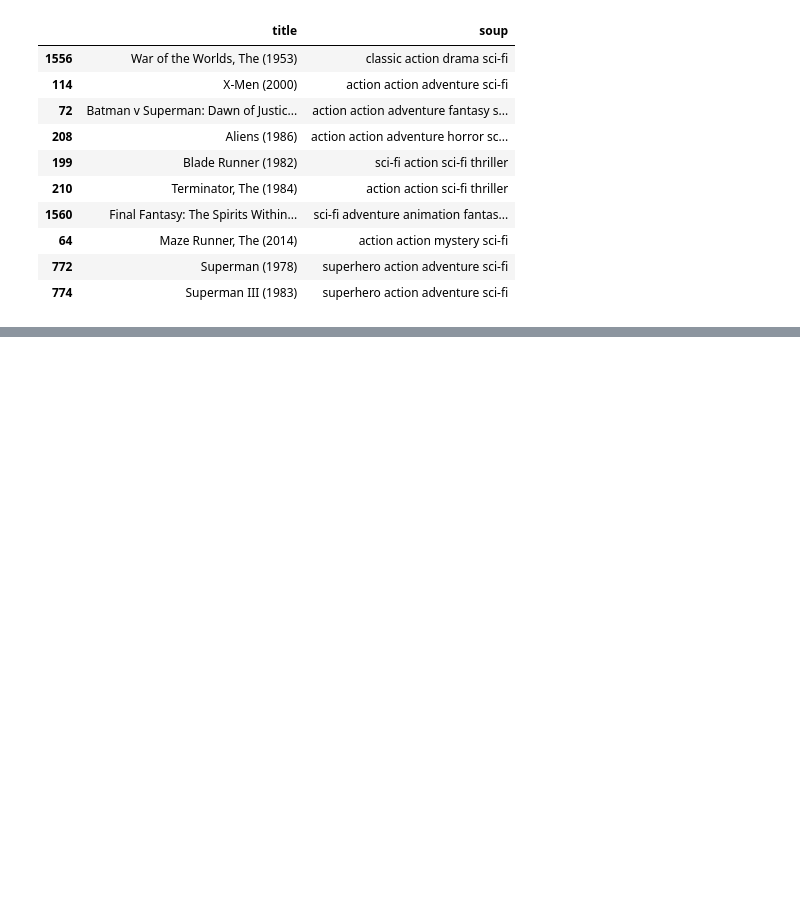
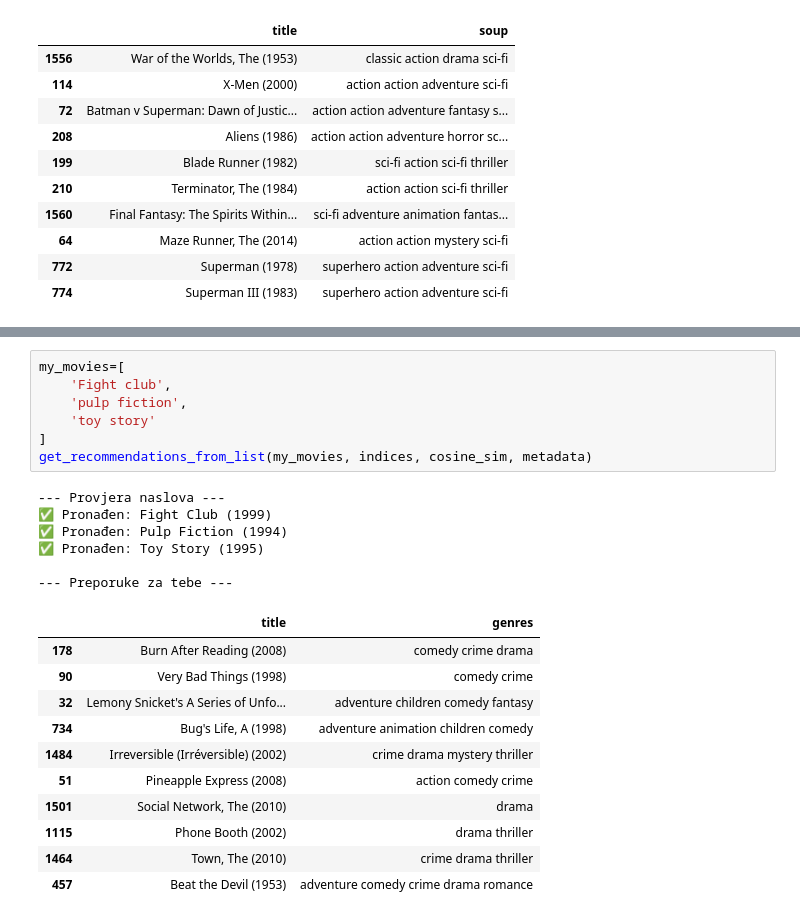
Before and after one commit to karlolac/Content-Based-Movie-Recommendation-System, a Jupyter notebook: content_based_recommender.ipynb, the cells around one changed output, grey strips where cells are left out. Saved outputs shown, nothing was run; the diff lists cells and outputs as text; blank space fills up the shorter version.

```diff
--- a/content_based_recommender.ipynb
+++ b/content_based_recommender.ipynb
@@ -393,0 +499,25 @@ Sličnost između prva dva gore filma je: 0.2900
+# %%
+my_movies=[
+    'Fight club',
+    'pulp fiction',
+    'toy story'
+]
+get_recommendations_from_list(my_movies, indices, cosine_sim, metadata)
+# %% [output]
+--- Provjera naslova ---
+✅ Pronađen: Fight Club (1999)
+✅ Pronađen: Pulp Fiction (1994)
+✅ Pronađen: Toy Story (1995)
+
+--- Preporuke za tebe ---
+|  | title | genres |
+| 178 | Burn After Reading (2008) | comedy crime drama |
+| 90 | Very Bad Things (1998) | comedy crime |
+| 32 | Lemony Snicket's A Series of Unfo... | adventure children comedy fantasy |
+| 734 | Bug's Life, A (1998) | adventure animation children comedy |
+| 1484 | Irreversible (Irréversible) (2002) | crime drama mystery thriller |
+| 51 | Pineapple Express (2008) | action comedy crime |
+| 1501 | Social Network, The (2010) | drama |
+| 1115 | Phone Booth (2002) | drama thriller |
+| 1464 | Town, The (2010) | crime drama thriller |
+| 457 | Beat the Devil (1953) | adventure comedy crime drama romance |
```
Also changed, not shown: parts of 16 cells of this notebook.
